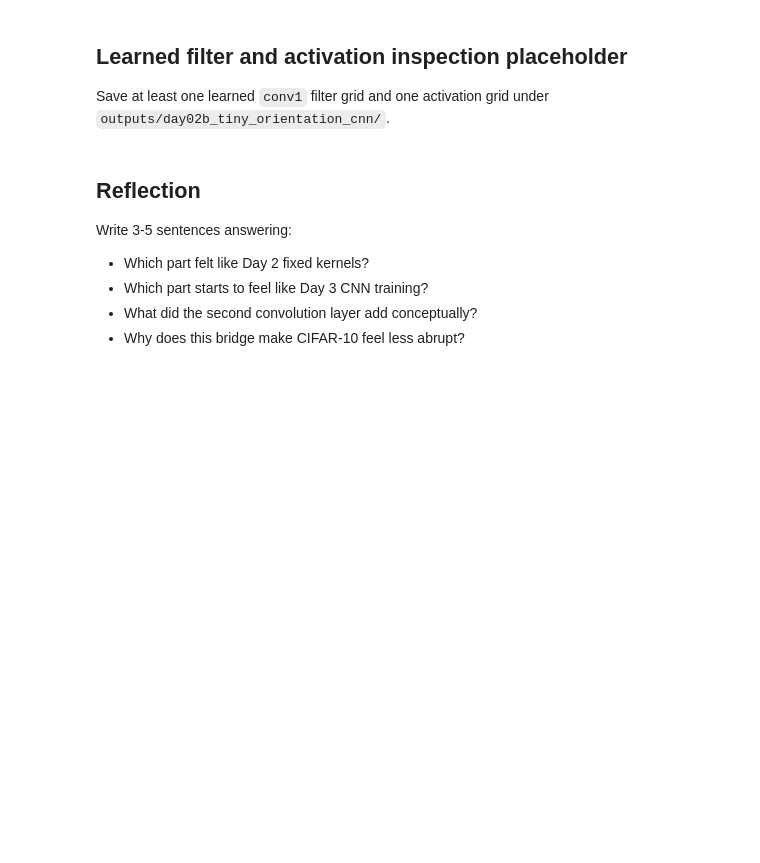
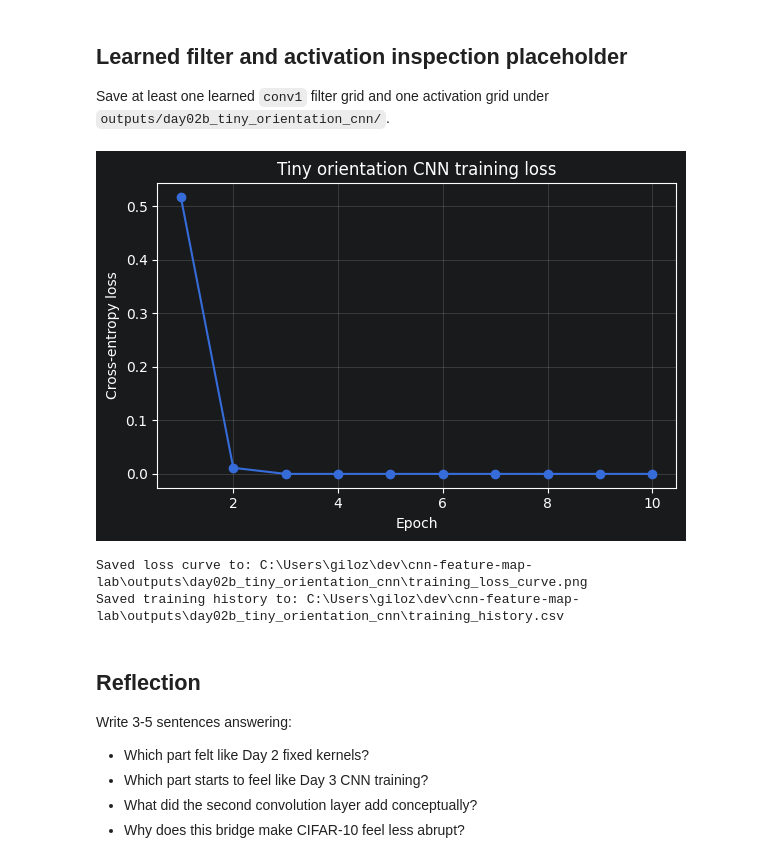
Before and after one commit to majorgilles/cnn-feature-map-lab, a Jupyter notebook: notebooks/02b_tiny_orientation_cnn.ipynb, the cells around one changed output. Saved outputs shown, nothing was run; the diff lists cells and outputs as text; code cells hidden in the pictures; blank space fills up the shorter version.

```diff
--- a/notebooks/02b_tiny_orientation_cnn.ipynb
+++ b/notebooks/02b_tiny_orientation_cnn.ipynb
@@ -44,0 +103,18 @@ Generate simple two-class grayscale images here, such as left-tilted vs right-ti
+# %%
+from torch.utils.data import DataLoader, TensorDataset
+
+batch_size: int = 32
+
+dataset = TensorDataset(images, labels)
+
+train_loader = DataLoader(
+    dataset,
+    batch_size=batch_size,
+    shuffle=True,
+)
+
+batch_images, batch_labels = next(iter(train_loader))
+
+print("batch images:", batch_images.shape)
+print("batch labels:", batch_labels.shape)
+print("batch labels preview:", batch_labels[:10])
@@ -82,3 +335,33 @@ Save at least one learned `conv1` filter grid and one activation grid under `out
+# %%
+loss_curve_path: Path = OUTPUT_DIR / "training_loss_curve.png"
+history_table_path: Path = OUTPUT_DIR / "training_history.csv"
+
+fig, ax = plt.subplots(figsize=(6, 4))
+ax.plot(
+    [row["epoch"] for row in history],
+    [row["loss"] for row in history],
+    marker="o",
+)
+ax.set_xlabel("Epoch")
+ax.set_ylabel("Cross-entropy loss")
+ax.set_title("Tiny orientation CNN training loss")
+ax.grid(True, alpha=0.3)
+
+fig.tight_layout()
+fig.savefig(loss_curve_path, dpi=150)
+plt.show()
+
+with history_table_path.open("w", encoding="utf-8") as table_file:
+    table_file.write("epoch,loss,accuracy\n")
+    for row in history:
+        table_file.write(f"{int(row['epoch'])},{row['loss']:.6f},{row['accuracy']:.6f}\n")
+
+print(f"Saved loss curve to: {loss_curve_path}")
+print(f"Saved training history to: {history_table_path}")
+# %% [output]
+[figure, added]
+Saved loss curve to: C:\Users\giloz\dev\cnn-feature-map-lab\outputs\day02b_tiny_orientation_cnn\training_loss_curve.png
+Saved training history to: C:\Users\giloz\dev\cnn-feature-map-lab\outputs\day02b_tiny_orientation_cnn\training_history.csv
 # %% [markdown]
 ## Reflection
 
```
Also changed, not shown: parts of 34 cells of this notebook, 4 other files.
